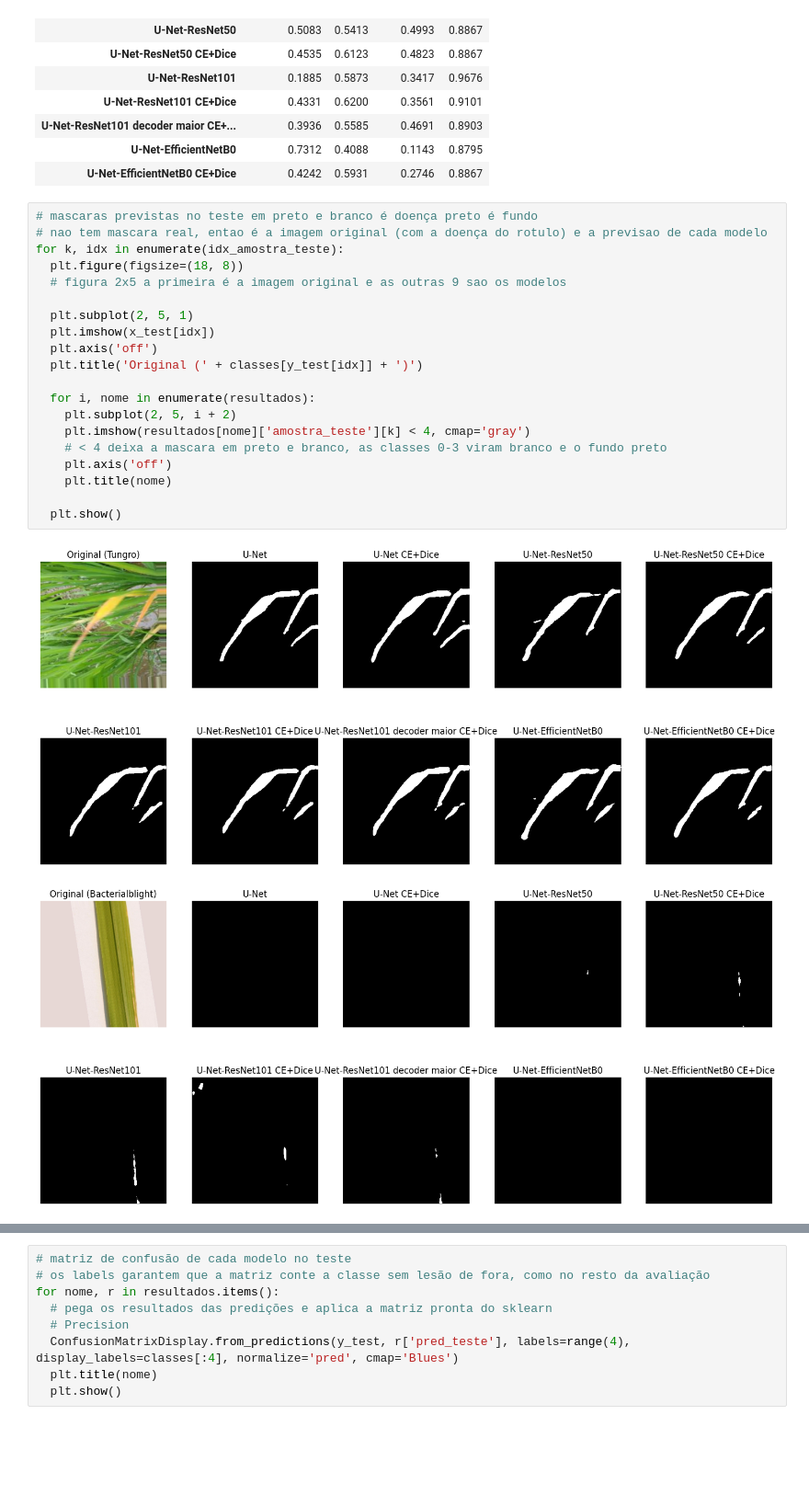
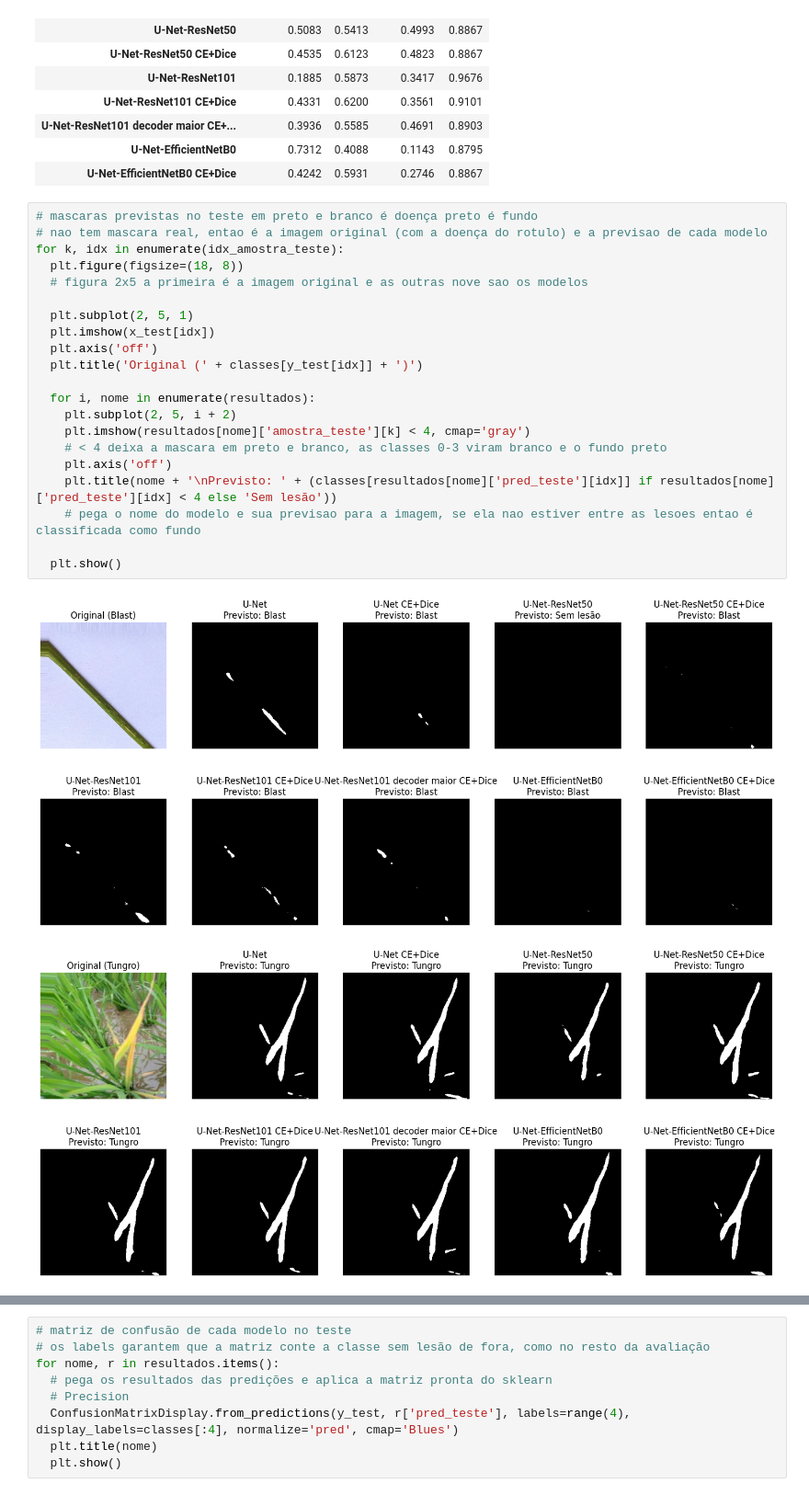
Before and after one commit to beuren33/Bootcamp-Aprendizado-de-Maquina-LAMIA, a Jupyter notebook: card-29/segmentation_rice/avaliacao/models_evaluation.ipynb, the cells around one changed output, grey strips where cells are left out. Shown at 92% size. Saved outputs shown, nothing was run; the diff lists cells and outputs as text; blank space fills up the shorter version.

Commit message:
fix: previsao do modelo nas imagens

```diff
--- a/card-29/segmentation_rice/avaliacao/models_evaluation.ipynb
+++ b/card-29/segmentation_rice/avaliacao/models_evaluation.ipynb
@@ -394,23 +394,24 @@ pd.DataFrame(tabela, index=classes[:4]).T.round(4)
 # %%
 # mascaras previstas no teste em preto e branco é doença preto é fundo
 # nao tem mascara real, entao é a imagem original (com a doença do rotulo) e a previsao de cada modelo
 for k, idx in enumerate(idx_amostra_teste):
   plt.figure(figsize=(18, 8))
-  # figura 2x5 a primeira é a imagem original e as outras 9 sao os modelos
+  # figura 2x5 a primeira é a imagem original e as outras nove sao os modelos
 
   plt.subplot(2, 5, 1)
   plt.imshow(x_test[idx])
   plt.axis('off')
   plt.title('Original (' + classes[y_test[idx]] + ')')
 
   for i, nome in enumerate(resultados):
     plt.subplot(2, 5, i + 2)
     plt.imshow(resultados[nome]['amostra_teste'][k] < 4, cmap='gray')
     # < 4 deixa a mascara em preto e branco, as classes 0-3 viram branco e o fundo preto
     plt.axis('off')
-    plt.title(nome)
+    plt.title(nome + '\nPrevisto: ' + (classes[resultados[nome]['pred_teste'][idx]] if resultados[nome]['pred_teste'][idx] < 4 else 'Sem lesão'))
+    # pega o nome do modelo e sua previsao para a imagem, se ela nao estiver entre as lesoes entao é classificada como fundo
 
   plt.show()
 # %% [output]
-[figure, old version]
+[figure, new version]
-[figure, old version]
+[figure, new version]
```
Also changed, not shown: parts of 10 cells of this notebook.
